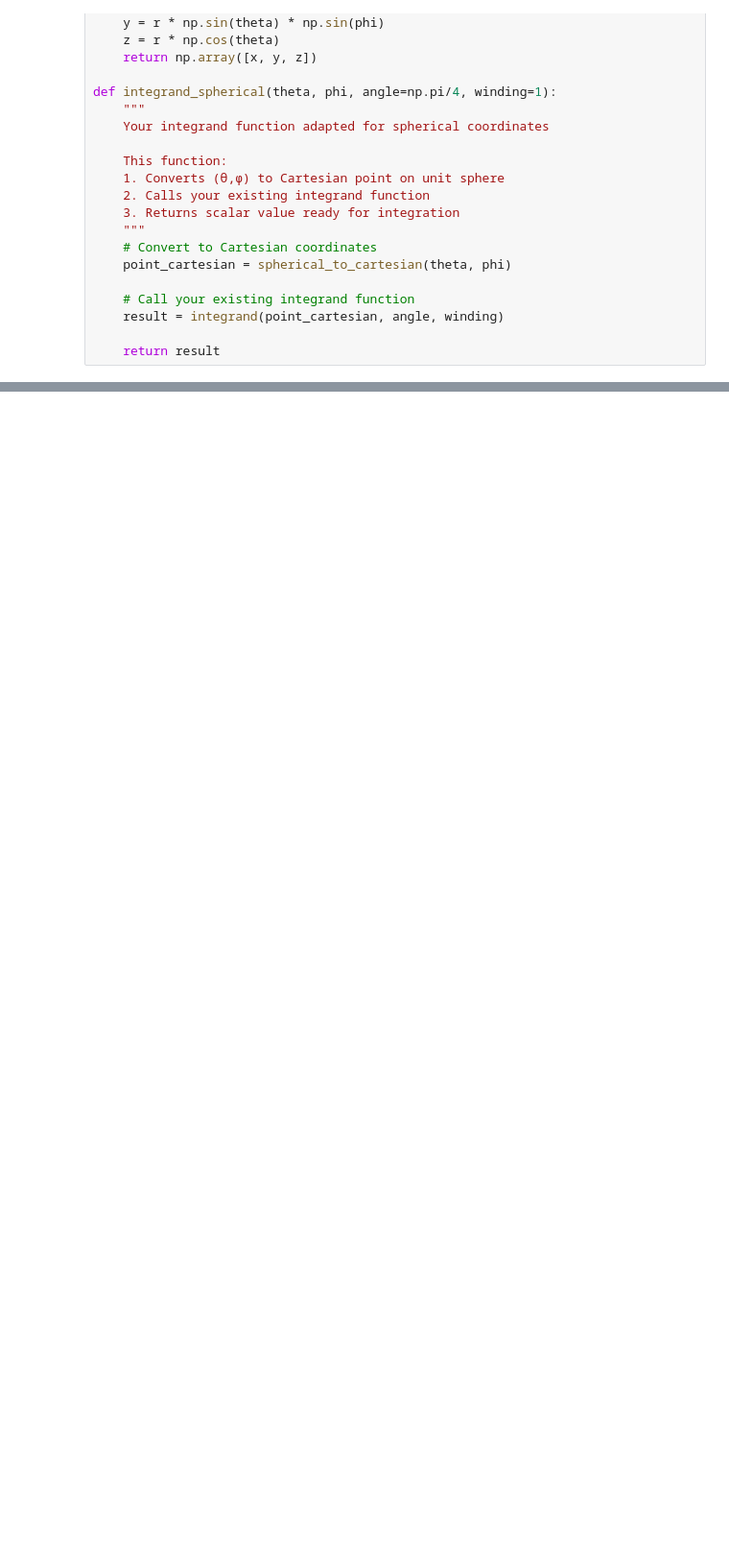
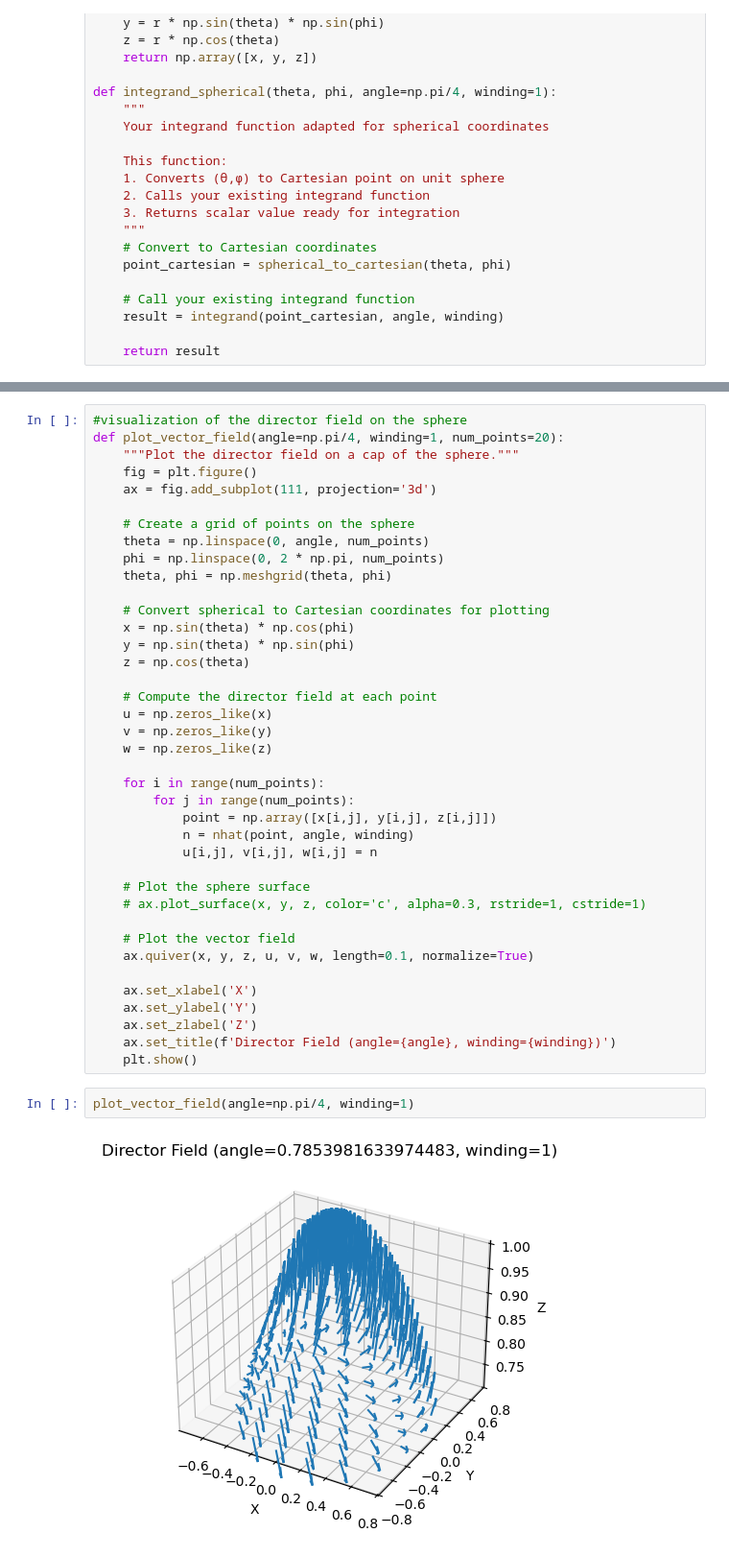
Before and after one commit to Chayush123/MasterThesis, a Jupyter notebook: 3d charge calculation.ipynb, the cells around one changed output, grey strips where cells are left out. Shown at 96% size. Saved outputs shown, nothing was run; the diff lists cells and outputs as text; blank space fills up the shorter version.

```diff
--- a/3d charge calculation.ipynb
+++ b/3d charge calculation.ipynb
@@ -183,0 +149,43 @@ q
+# %%
+#visualization of the director field on the sphere
+def plot_vector_field(angle=np.pi/4, winding=1, num_points=20):
+    """Plot the director field on a cap of the sphere."""
+    fig = plt.figure()
+    ax = fig.add_subplot(111, projection='3d')
+
+    # Create a grid of points on the sphere
+    theta = np.linspace(0, angle, num_points)
+    phi = np.linspace(0, 2 * np.pi, num_points)
+    theta, phi = np.meshgrid(theta, phi)
+
+    # Convert spherical to Cartesian coordinates for plotting
+    x = np.sin(theta) * np.cos(phi)
+    y = np.sin(theta) * np.sin(phi)
+    z = np.cos(theta)
+
+    # Compute the director field at each point
+    u = np.zeros_like(x)
+    v = np.zeros_like(y)
+    w = np.zeros_like(z)
+
+    for i in range(num_points):
+        for j in range(num_points):
+            point = np.array([x[i,j], y[i,j], z[i,j]])
+            n = nhat(point, angle, winding)
+            u[i,j], v[i,j], w[i,j] = n
+
+    # Plot the sphere surface
+    # ax.plot_surface(x, y, z, color='c', alpha=0.3, rstride=1, cstride=1)
+
+    # Plot the vector field
+    ax.quiver(x, y, z, u, v, w, length=0.1, normalize=True)
+
+    ax.set_xlabel('X')
+    ax.set_ylabel('Y')
+    ax.set_zlabel('Z')
+    ax.set_title(f'Director Field (angle={angle}, winding={winding})')
+    plt.show()
+# %%
+plot_vector_field(angle=np.pi/4, winding=1)
+# %% [output]
+[figure, added]
```
Also changed, not shown: parts of 16 cells of this notebook.
